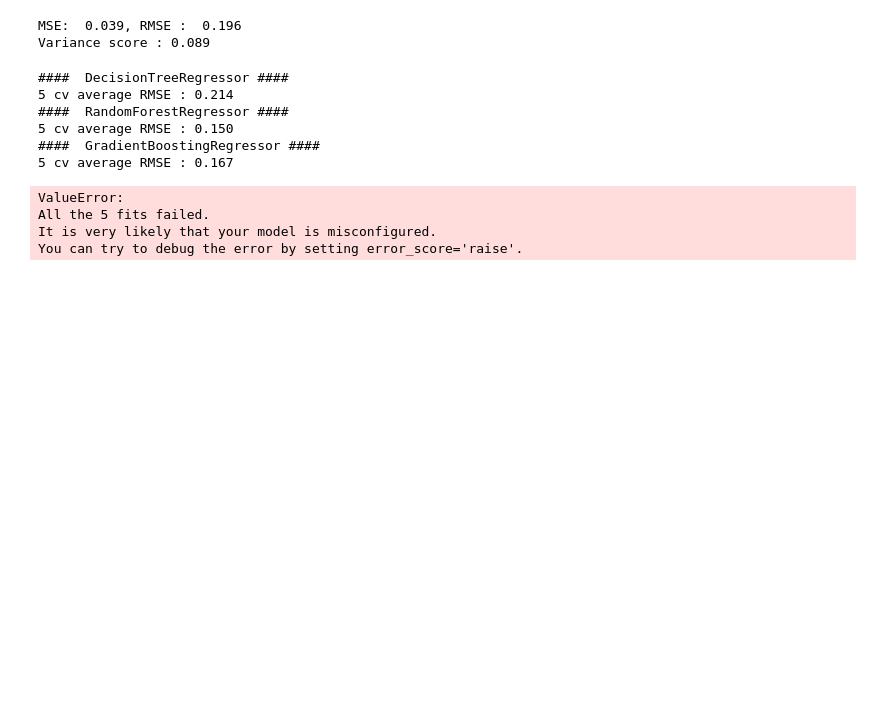
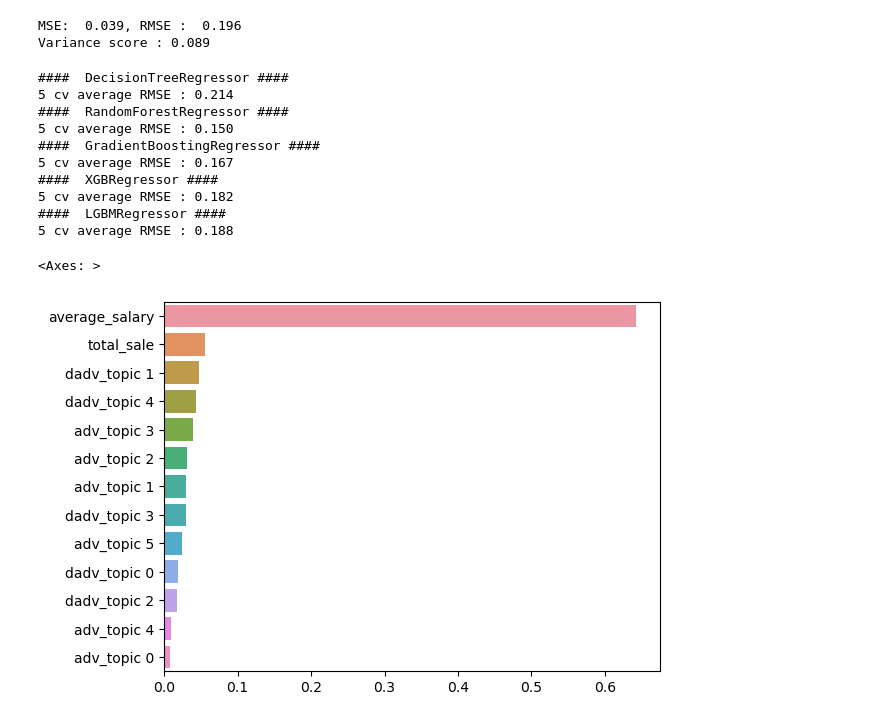
Before and after one commit to Sue-HyeongLee/SCAICO_turnover_rate, a Jupyter notebook: topic_modeling TOR_Calculate.ipynb, the cells around one changed output. Saved outputs shown, nothing was run; the diff lists cells and outputs as text; code cells hidden in the pictures; blank space fills up the shorter version.

```diff
--- a/topic_modeling TOR_Calculate.ipynb
+++ b/topic_modeling TOR_Calculate.ipynb
@@ -90,4 +90,5 @@ df = pd.merge(tp_adv, tp_dadv, on = 'company_name', how = 'inner')
 df = pd.merge(df, fv, on = 'company_name', how = 'inner')
 df = pd.merge(df, tor, on = 'company_name', how = 'inner')
 df = df.dropna()
-df
+df['average_salary'] = pd.to_numeric(df['average_salary'])
+df['total_sale'] = pd.to_numeric(df['total_sale'])
@@ -153,9 +140,9 @@ gb_reg = GradientBoostingRegressor(random_state= 7, n_estimators= 1000)
 xgb_reg = XGBRegressor(n_estimators = 1000)
 lgb_reg = LGBMRegressor(n_estimators=1000)
 
-models = [dt_reg, rf_reg, gb_reg, lgb_reg]
+models = [dt_reg, rf_reg, gb_reg, xgb_reg, lgb_reg]
 for model in models:
-    get_model_cv_prediction(model,x_data, y_target)
+    get_model_cv_prediction(model,x_data, y_target.astype('float64'))
 # %% [output]
 ####  DecisionTreeRegressor ####
 5 cv average RMSE : 0.214
@@ -163,7 +150,21 @@ for model in models:
 5 cv average RMSE : 0.150
 ####  GradientBoostingRegressor ####
 5 cv average RMSE : 0.167
+####  XGBRegressor ####
+5 cv average RMSE : 0.182
+####  LGBMRegressor ####
+5 cv average RMSE : 0.188
-ValueError:
-All the 5 fits failed.
-It is very likely that your model is misconfigured.
-You can try to debug the error by setting error_score='raise'.
+# %%
+import matplotlib.pyplot as plt
+import seaborn as sns
+
+rf_reg = RandomForestRegressor(n_estimators=1000)
+
+rf_reg.fit(x_data, y_target)
+
+feature_series = pd.Series(data = rf_reg.feature_importances_, index =x_data.columns)
+feature_series = feature_series.sort_values(ascending=False)
+sns.barplot(x=feature_series, y= feature_series.index)
+# %% [output]
+<Axes: >
+[figure, added]
```
Also changed, not shown: parts of 1 cell of this notebook.
